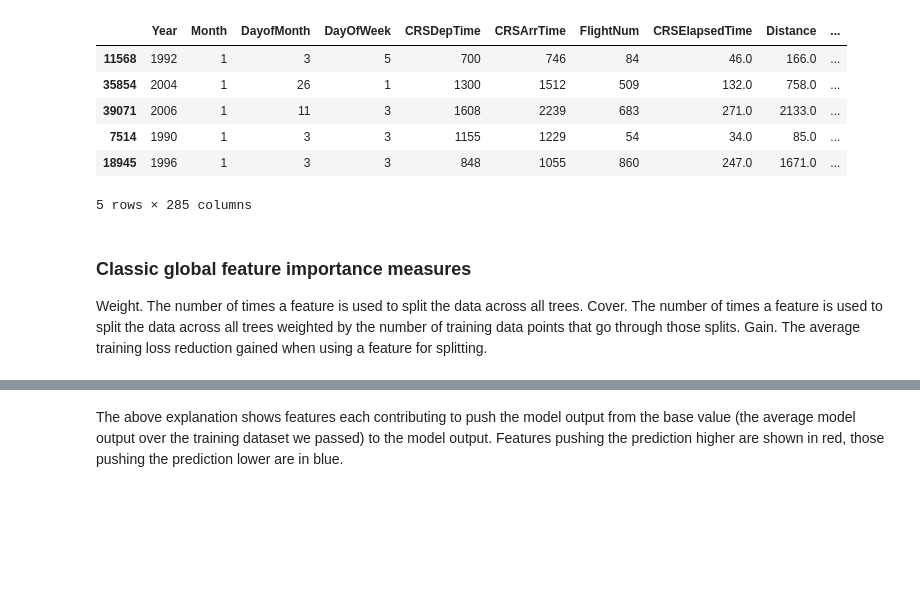
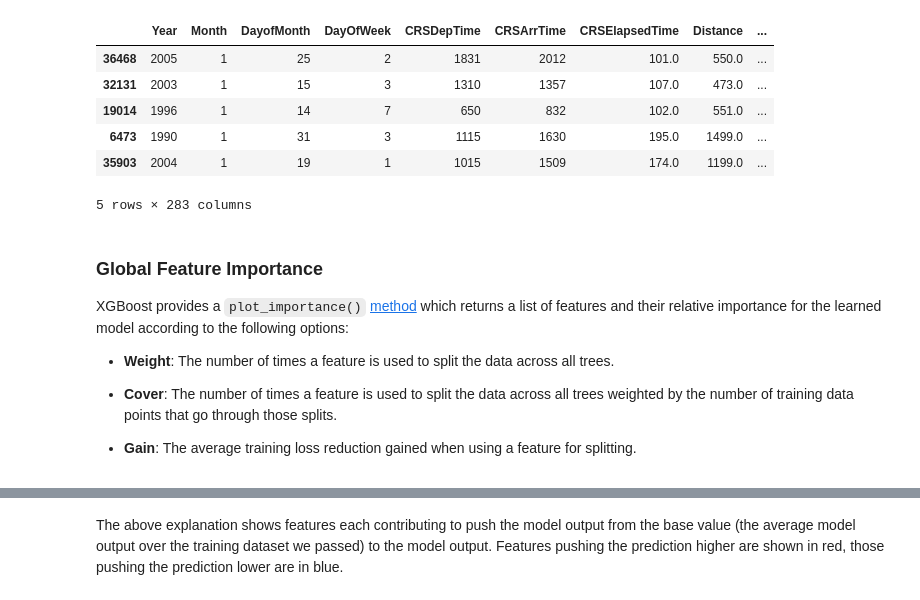
Before and after one commit to suryapa1/deploy-ml-to-production-toolkit, a Jupyter notebook: notebooks/Machine_Learning_Interpretability.ipynb, the cells around one changed output, grey strips where cells are left out. Drawn from its saved outputs; the diff is of its cells as text; code cells hidden in the pictures; blank space fills up the shorter version.

```diff
--- a/notebooks/Machine_Learning_Interpretability.ipynb
+++ b/notebooks/Machine_Learning_Interpretability.ipynb
@@ -12,40 +60,44 @@ SHAP can explain the output of any machine learning model developed using XGBoos
 # %%
 import joblib
 import xgboost
 import shap
 import pickle
 import warnings
 import numpy as np
 shap.initjs()
 
 raw_features_not_to_use = ["DepTime", "ArrTime", "TailNum", "ActualElapsedTime", "AirTime", "ArrDelay",
                    "DepDelay", "TaxiIn", "TaxiOut",  "CancellationCode", "Diverted", "CarrierDelay",
                    "WeatherDelay", "NASDelay", "SecurityDelay", "LateAircraftDelay", "IsArrDelayed", "IsDepDelayed"]
 
 raw_features_to_use = ["Year", "Month", "DayofMonth", "DayOfWeek", "CRSDepTime",
-                                          "CRSArrTime", "UniqueCarrier", "FlightNum", "CRSElapsedTime",
-                                          "Origin", "Dest", "Distance", "Cancelled"]
+                       "CRSArrTime", "UniqueCarrier", "CRSElapsedTime", "Origin",
+                       "Dest", "Distance"]
 raw_features_to_encode = ['UniqueCarrier','Dest','Origin']
 
 #load saved model
 model = joblib.load("../data/processed/model_xgboost")
 pickle_in = open("../data/processed/airlines_train_set.pkl","rb")
 train_set = pickle.load(pickle_in)
 train_set.head()
 # %% [output]
 [interactive output not drawn]
-|  | Year | Month | DayofMonth | DayOfWeek | CRSDepTime | CRSArrTime | FlightNum | CRSElapsedTime | Distance | ... |
-| 11568 | 1992 | 1 | 3 | 5 | 700 | 746 | 84 | 46.0 | 166.0 | ... |
-| 35854 | 2004 | 1 | 26 | 1 | 1300 | 1512 | 509 | 132.0 | 758.0 | ... |
-| 39071 | 2006 | 1 | 11 | 3 | 1608 | 2239 | 683 | 271.0 | 2133.0 | ... |
-| 7514 | 1990 | 1 | 3 | 3 | 1155 | 1229 | 54 | 34.0 | 85.0 | ... |
-| 18945 | 1996 | 1 | 3 | 3 | 848 | 1055 | 860 | 247.0 | 1671.0 | ... |
+|  | Year | Month | DayofMonth | DayOfWeek | CRSDepTime | CRSArrTime | CRSElapsedTime | Distance | ... |
+| 36468 | 2005 | 1 | 25 | 2 | 1831 | 2012 | 101.0 | 550.0 | ... |
+| 32131 | 2003 | 1 | 15 | 3 | 1310 | 1357 | 107.0 | 473.0 | ... |
+| 19014 | 1996 | 1 | 14 | 7 | 650 | 832 | 102.0 | 551.0 | ... |
+| 6473 | 1990 | 1 | 31 | 3 | 1115 | 1630 | 195.0 | 1499.0 | ... |
+| 35903 | 2004 | 1 | 19 | 1 | 1015 | 1509 | 174.0 | 1199.0 | ... |
-5 rows × 285 columns
+5 rows × 283 columns
 # %% [markdown]
-### Classic global feature importance measures
-Weight. The number of times a feature is used to split the data across all trees.
-Cover. The number of times a feature is used to split the data across all trees weighted by the number of training data points that go through those splits.
-Gain. The average training loss reduction gained when using a feature for splitting.
+### Global Feature Importance
+XGBoost provides a `plot_importance()` [method](https://xgboost.readthedocs.io/en/latest/python/python_api.html) which returns a list of features and their relative importance for the learned model according to the following options:
+
++ **Weight**: The number of times a feature is used to split the data across all trees.
+
++ **Cover**: The number of times a feature is used to split the data across all trees weighted by the number of training data points that go through those splits.
+
++ **Gain**: The average training loss reduction gained when using a feature for splitting.
 # %%
 xgboost.plot_importance(model,importance_type='weight')
 # %% [output]
```
Also changed, not shown: parts of 20 cells of this notebook, 22 other files.
